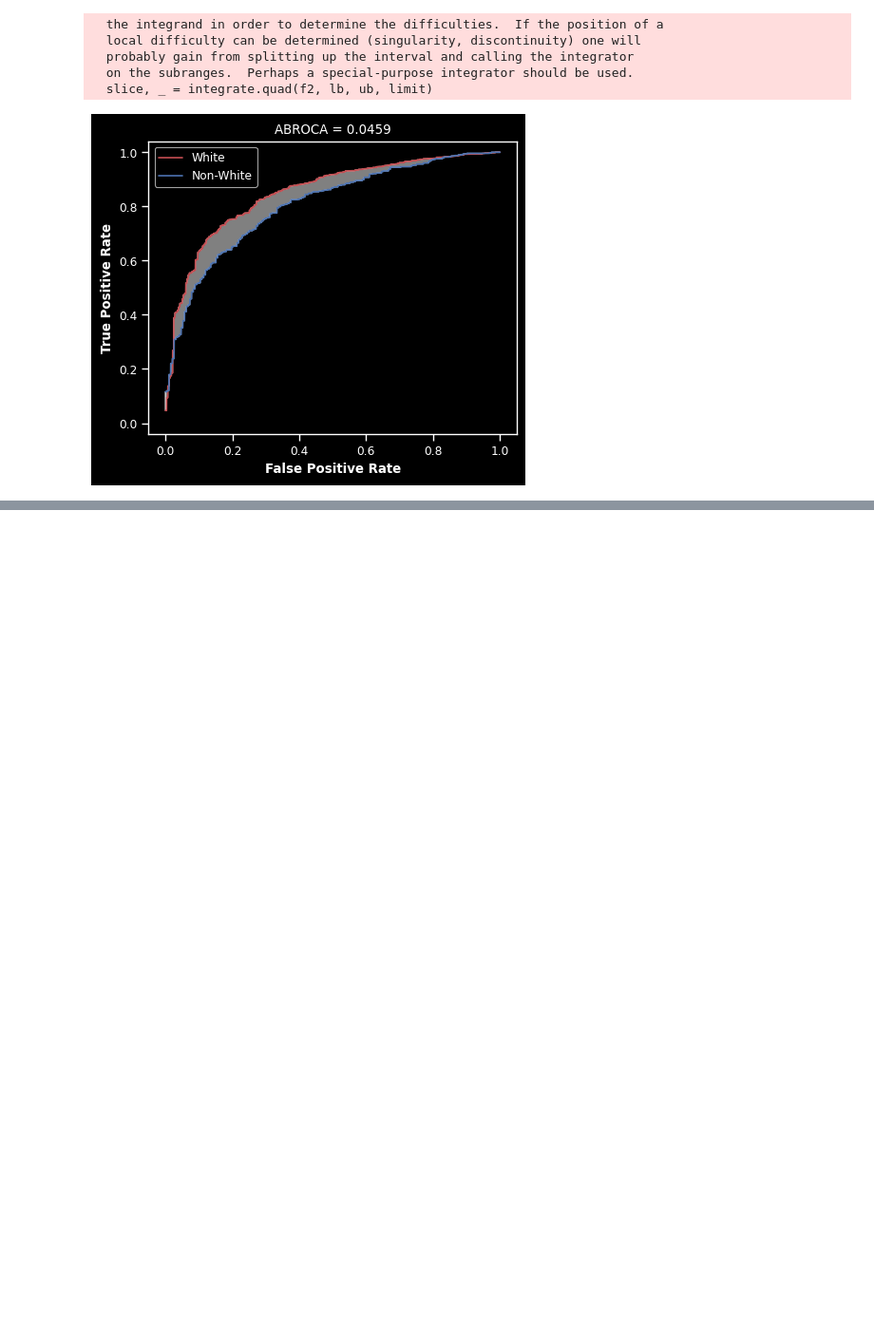
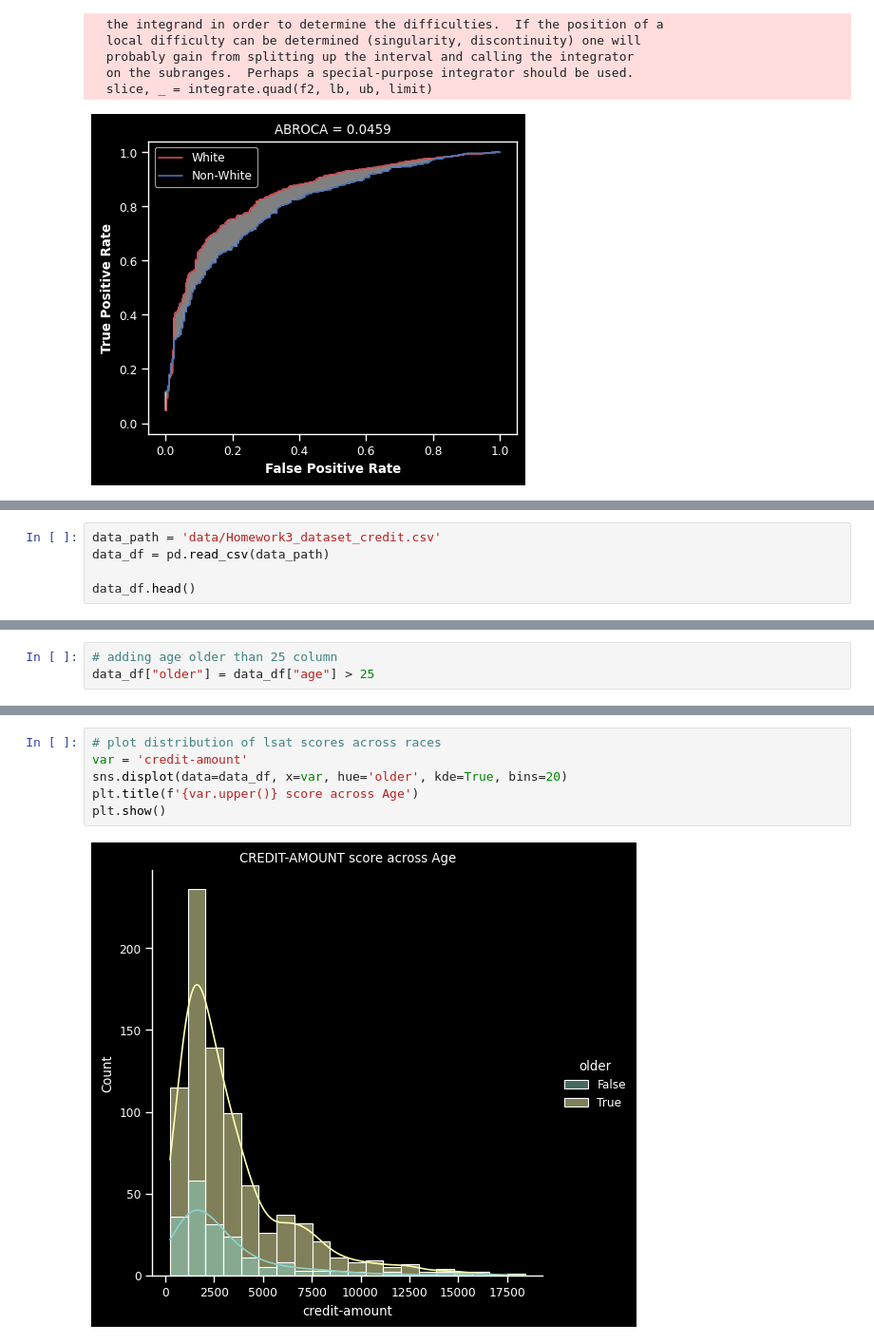
Before and after one commit to bramantyois/qa_ai, a Jupyter notebook: notebook/on_law_dataset.ipynb, the cells around one changed output, grey strips where cells are left out. Shown at 95% size. Cells and saved outputs as stored; diff of their text form; blank space fills up the shorter version.

```diff
--- a/notebook/on_law_dataset.ipynb
+++ b/notebook/on_law_dataset.ipynb
@@ -406,0 +414,5 @@ Overall, both models perform better on the law dataset compared to the credit da
+# %%
+data_path = 'data/Homework3_dataset_credit.csv'
+data_df = pd.read_csv(data_path)
+
+data_df.head()
@@ -406,0 +427,3 @@ Overall, both models perform better on the law dataset compared to the credit da
+# %%
+# adding age older than 25 column
+data_df["older"] = data_df["age"] > 25
@@ -406,0 +493,8 @@ Overall, both models perform better on the law dataset compared to the credit da
+# %%
+# plot distribution of lsat scores across races
+var = 'credit-amount'
+sns.displot(data=data_df, x=var, hue='older', kde=True, bins=20)
+plt.title(f'{var.upper()} score across Age')
+plt.show()
+# %% [output]
+[figure, added]
```
Also changed, not shown: parts of 45 cells of this notebook, 3 other files.
